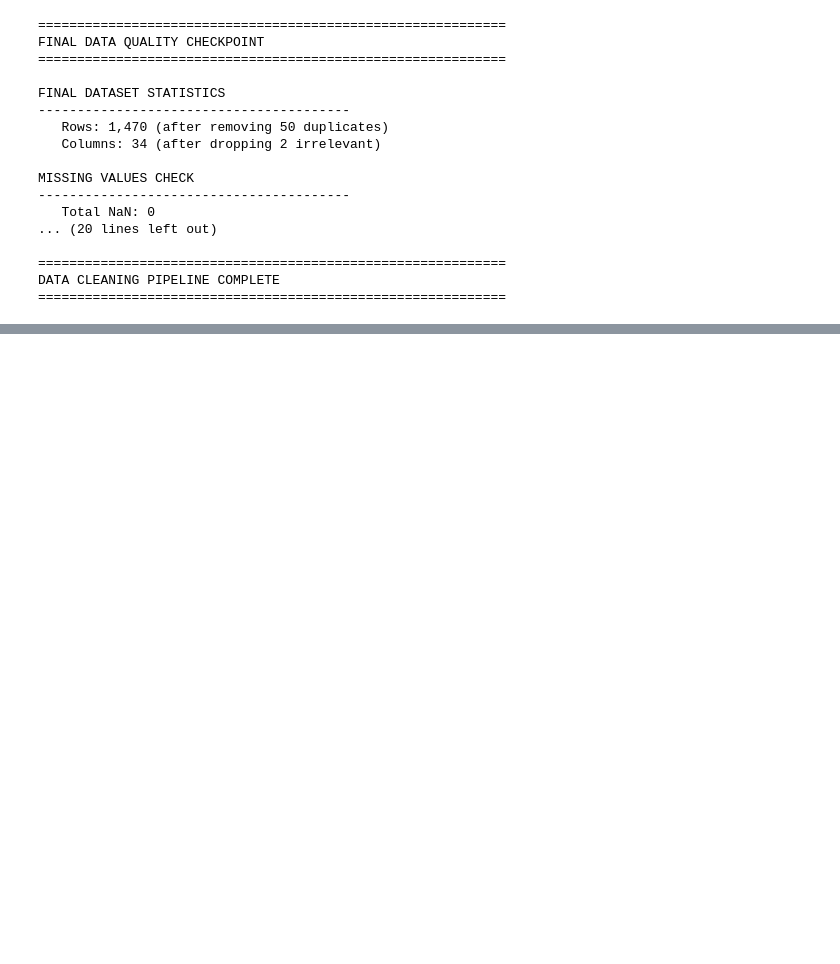
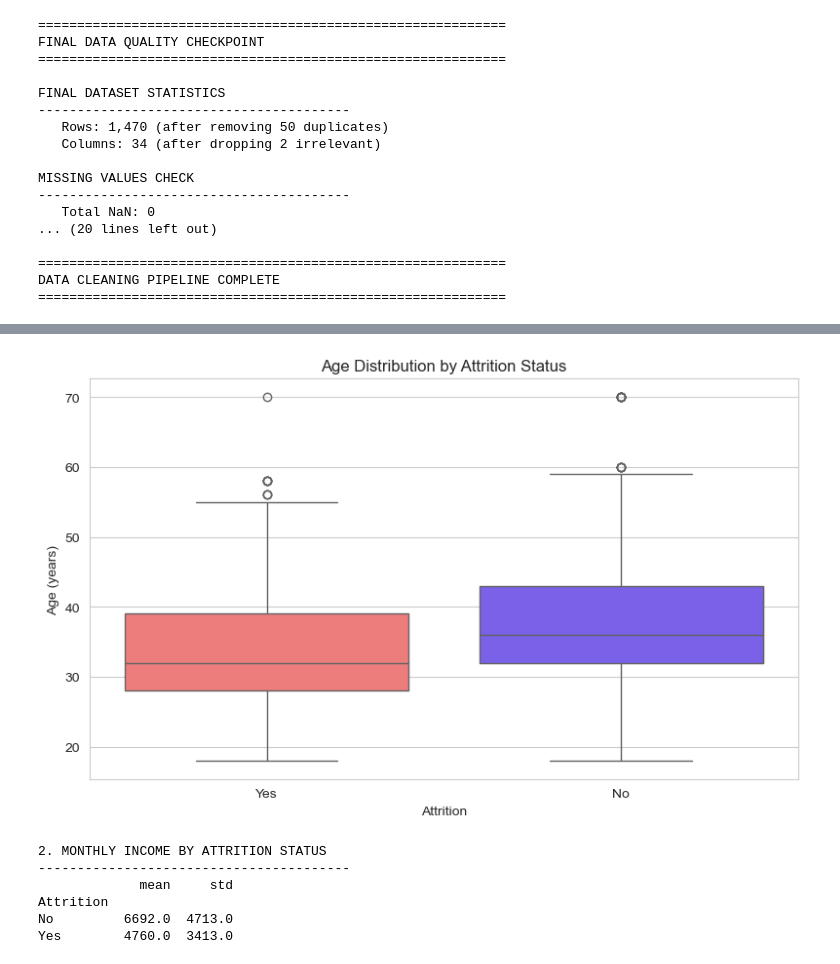
Before and after one commit to JosteinCT/data-analytics-portfolio, a Jupyter notebook: project-2-python/notebooks/01_hr_attrition_eda.ipynb, the cells around one changed output, grey strips where cells are left out. Cells and saved outputs as stored; diff of their text form; code cells hidden in the pictures; blank space fills up the shorter version.

```diff
--- a/project-2-python/notebooks/01_hr_attrition_eda.ipynb
+++ b/project-2-python/notebooks/01_hr_attrition_eda.ipynb
@@ -582,0 +990,73 @@ DATA CLEANING PIPELINE COMPLETE
+# %%
+print("KEY RELATIONSHIPS VS ATTRITION")
+print("="*60)
+
+# ========== KEY METRIC 1: AGE VS ATTRITION ==========
+print("\n1. AGE DISTRIBUTION BY ATTRITION")
+print("-"*40)
+attrition_age = df.groupby('Attrition')['Age'].agg(['mean', 'std']).round(1)
+print(attrition_age)
+
+# Boxplot
+plt.figure(figsize=(8, 5))
+sns.boxplot(data=df, x='Attrition', y='Age', palette={'No': '#6d4aff', 'Yes': '#ff6b6b'})
+plt.title('Age Distribution by Attrition Status')
+plt.xlabel('Attrition')
+plt.ylabel('Age (years)')
+plt.tight_layout()
+plt.savefig('../outputs/04_attrition_vs_age.png', dpi=300, bbox_inches='tight')
+plt.show()
+
+# ========== KEY METRIC 2: MONTHLY INCOME VS ATTRITION ==========
+print("\n2. MONTHLY INCOME BY ATTRITION STATUS")
+print("-"*40)
+attrition_income = df.groupby('Attrition')['MonthlyIncome'].agg(['mean', 'std']).round(0)
+print(attrition_income)
+
+# Boxplot
+plt.figure(figsize=(8, 5))
+sns.boxplot(data=df, x='Attrition', y='MonthlyIncome', palette={'No': '#6d4aff', 'Yes': '#ff6b6b'})
+plt.title('Monthly Income Distribution by Attrition Status')
+plt.xlabel('Attrition')
+plt.ylabel('Monthly Income ($)')
+plt.tight_layout()
+plt.savefig('../outputs/05_attrition_vs_income.png', dpi=300, bbox_inches='tight')
+plt.show()
+
+# ========== KEY METRIC 3: DEPARTMENT VS ATTRITION ==========
+print("\n3. ATTRITION RATE BY DEPARTMENT")
+print("-"*40)
+dept_attrition = df.groupby('Department')['Attrition'].value_counts(normalize=True).unstack() * 100
+print(dept_attrition.round(1))
+
+# Stacked bar chart
+plt.figure(figsize=(8, 5))
+dept_attrition.plot(kind='bar', stacked=True, color=['#6d4aff', '#ff6b6b'])
+plt.title('Attrition Rate by Department (%)')
+plt.xlabel('Department')
+plt.ylabel('Percentage')
+plt.legend(['Stay (No)', 'Left (Yes)'], title='Status')
+plt.xticks(rotation=45, ha='right')
+plt.tight_layout()
+plt.savefig('../outputs/06_attrition_by_department.png', dpi=300, bbox_inches='tight')
+plt.show()
+
+# ========== KEY METRIC 4: JOB SATISFACTION VS ATTRITION ==========
+print("\n4. JOB SATISFACTION BY ATTRITION STATUS")
+print("-"*40)
+sat_attrition = df.groupby('Attrition')['JobSatisfaction'].agg(['mean', 'std']).round(2)
+print(sat_attrition)
+
+# Boxplot
+plt.figure(figsize=(8, 5))
+sns.boxplot(data=df, x='Attrition', y='JobSatisfaction', palette={'No': '#6d4aff', 'Yes': '#ff6b6b'})
+plt.title('Job Satisfaction Distribution by Attrition Status')
+plt.xlabel('Attrition')
+plt.ylabel('Job Satisfaction (1-4 scale)')
+plt.tight_layout()
+plt.savefig('../outputs/07_attrition_vs_satisfaction.png', dpi=300, bbox_inches='tight')
+plt.show()
+
+print("\n✓ Key relationships analysis complete")
+print("="*60)
+# %% [output]
@@ -582,0 +1072,7 @@ DATA CLEANING PIPELINE COMPLETE
+[figure, added]
+2. MONTHLY INCOME BY ATTRITION STATUS
+----------------------------------------
+             mean     std
+Attrition
+No         6692.0  4713.0
+Yes        4760.0  3413.0
```
Also changed, not shown: parts of 15 cells of this notebook, 9 other files.
